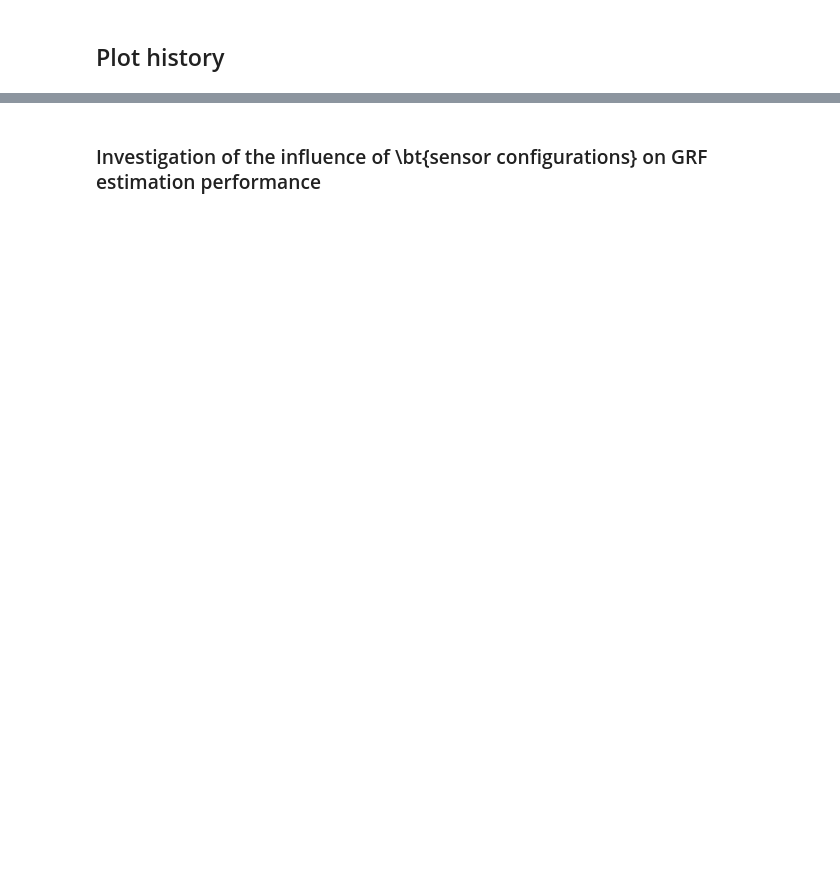
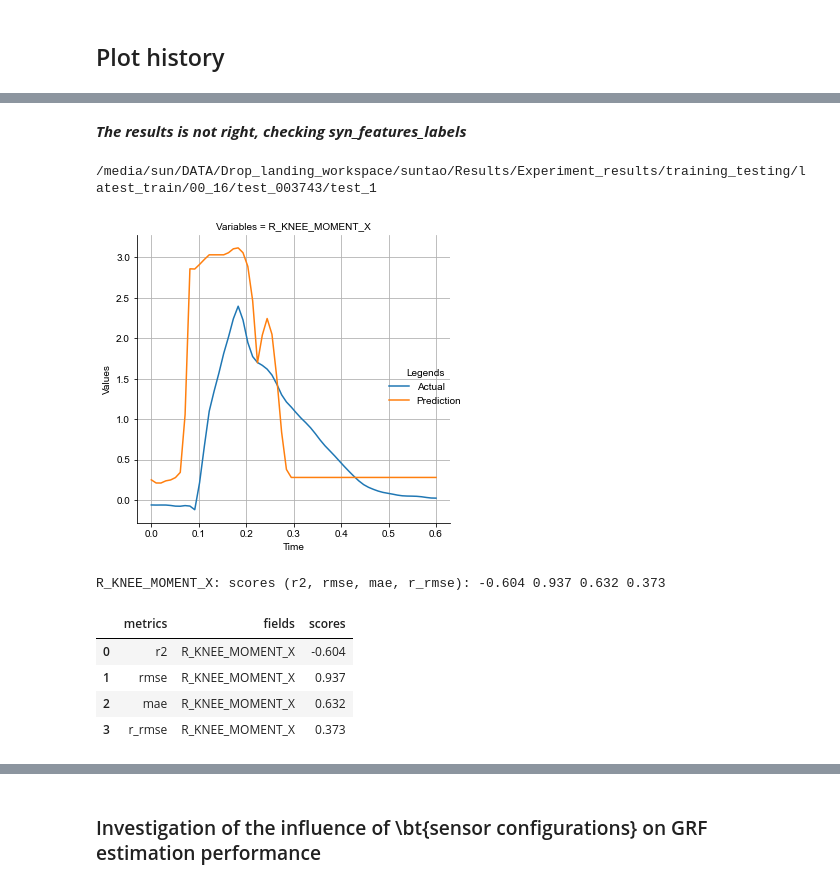
Before and after one commit to sunzhon/DataAnalysis, a Jupyter notebook: P5/drop_landing_estimation/script/jupyter-lab/training_analysis.ipynb, the cells around one changed output, grey strips where cells are left out. Cells and saved outputs as stored; diff of their text form; code cells hidden in the pictures; blank space fills up the shorter version.

```diff
--- a/P5/drop_landing_estimation/script/jupyter-lab/training_analysis.ipynb
+++ b/P5/drop_landing_estimation/script/jupyter-lab/training_analysis.ipynb
@@ -240,0 +220,19 @@ g.ax.grid(axis='both',which='major')
+# %% [markdown]
+***The results is not right, checking syn_features_labels***
+# %%
+#combination_investigation_results = "/media/sun/DATA/Drop_landing_workspace/suntao/Results/Experiment_results/training_testing/latest_train/001/testing_result_folders.txt"
+
+testing_folder =  get_investigation_training_testing_folders(combination_investigation_results,'test_003743')+'/test_1'
+print(testing_folder)
+[pd_labels, pd_predictions] = get_testing_results(testing_folder)
+plot_prediction(pd_labels,pd_predictions,testing_folder,verbose=1)
+get_evaluation_metrics(pd_labels,pd_predictions,verbose=1)
+# %% [output]
+/media/sun/DATA/Drop_landing_workspace/suntao/Results/Experiment_results/training_testing/latest_train/00_16/test_003743/test_1
+[figure, added]
+R_KNEE_MOMENT_X: scores (r2, rmse, mae, r_rmse): -0.604 0.937 0.632 0.373
+|  | metrics | fields | scores |
+| 0 | r2 | R_KNEE_MOMENT_X | -0.604 |
+| 1 | rmse | R_KNEE_MOMENT_X | 0.937 |
+| 2 | mae | R_KNEE_MOMENT_X | 0.632 |
+| 3 | r_rmse | R_KNEE_MOMENT_X | 0.373 |
```
Also changed, not shown: parts of 26 cells of this notebook, 16 other files.
